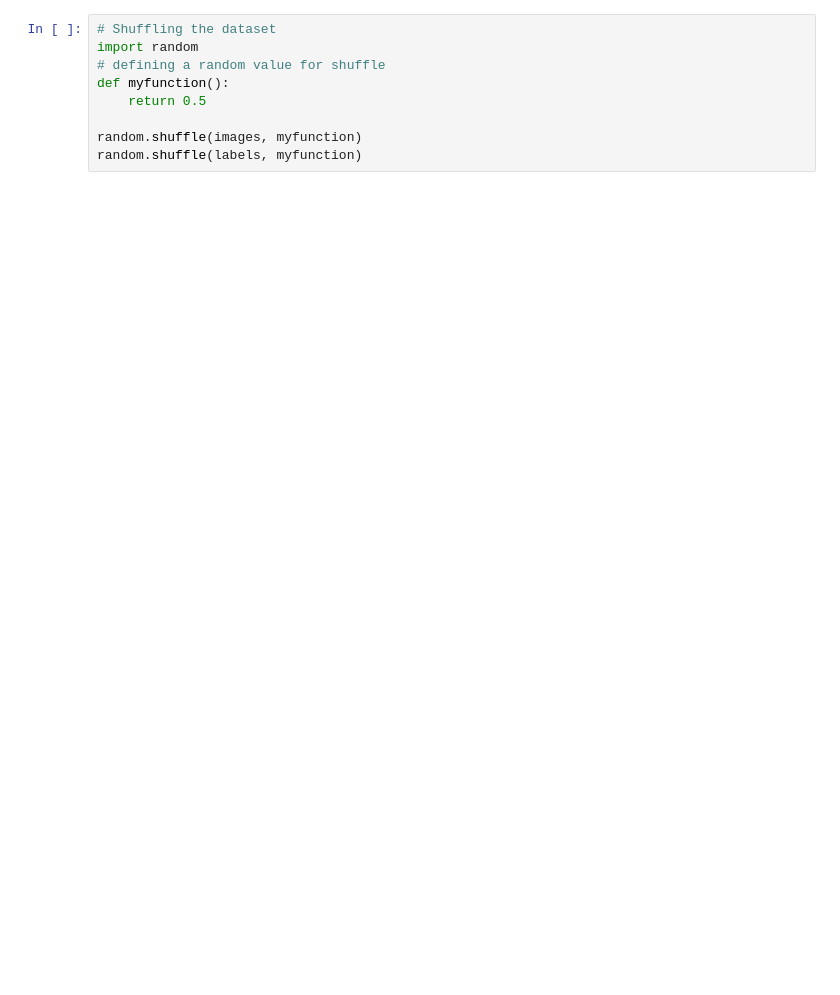
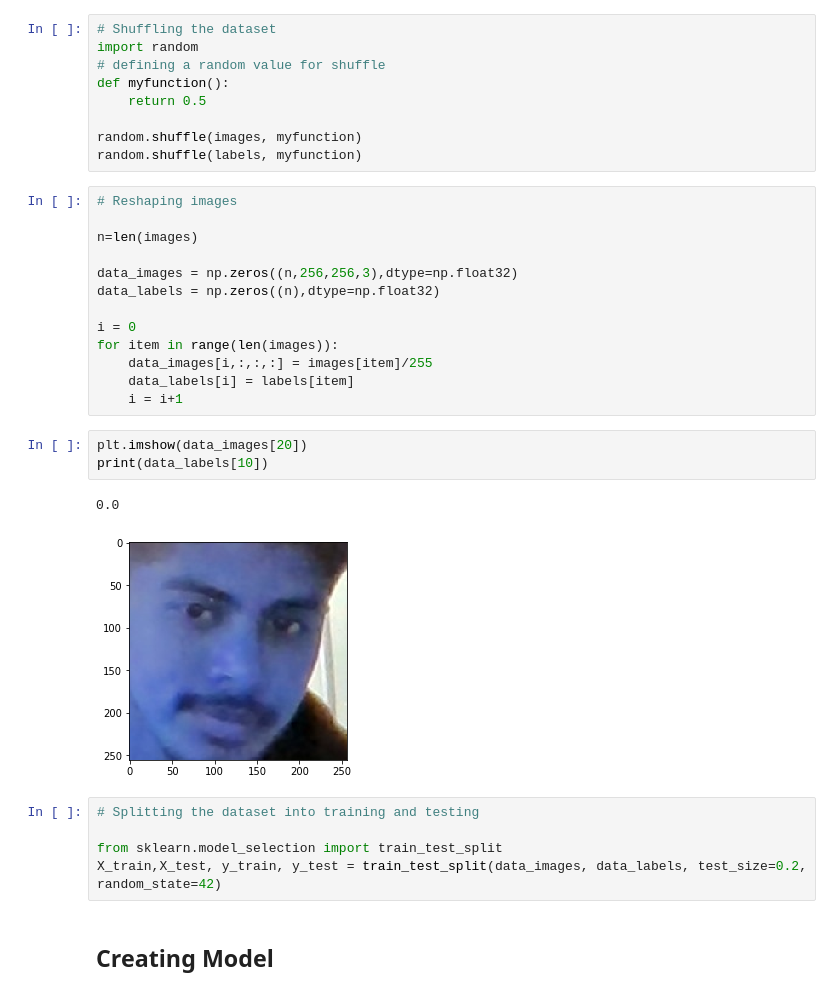
Before and after one commit to Paras-97/online_attendance_system, a Jupyter notebook: online_attendance_system.ipynb, the cells around one changed output. Saved outputs shown, nothing was run; the diff lists cells and outputs as text; blank space fills up the shorter version.

Commit message:
model created

```diff
--- a/online_attendance_system.ipynb
+++ b/online_attendance_system.ipynb
@@ -144,3 +126,29 @@ def myfunction():
 
 random.shuffle(images, myfunction)
 random.shuffle(labels, myfunction)
+# %%
+# Reshaping images
+
+n=len(images)
+
+data_images = np.zeros((n,256,256,3),dtype=np.float32)
+data_labels = np.zeros((n),dtype=np.float32)
+
+i = 0
+for item in range(len(images)):
+    data_images[i,:,:,:] = images[item]/255
+    data_labels[i] = labels[item]
+    i = i+1
+# %%
+plt.imshow(data_images[20])
+print(data_labels[10])
+# %% [output]
+0.0
+[figure, added]
+# %%
+# Splitting the dataset into training and testing
+
+from sklearn.model_selection import train_test_split
+X_train,X_test, y_train, y_test = train_test_split(data_images, data_labels, test_size=0.2, random_state=42)
+# %% [markdown]
+## Creating Model
```
Also changed, not shown: parts of 15 cells of this notebook.
